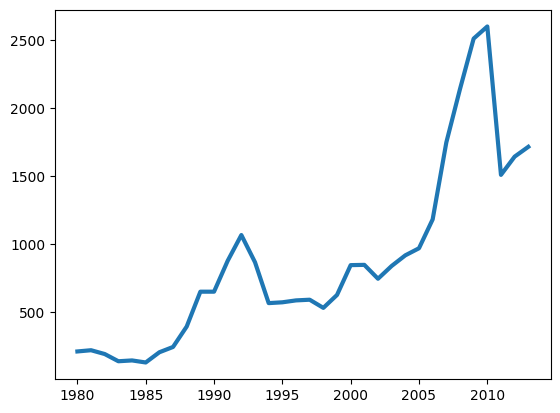
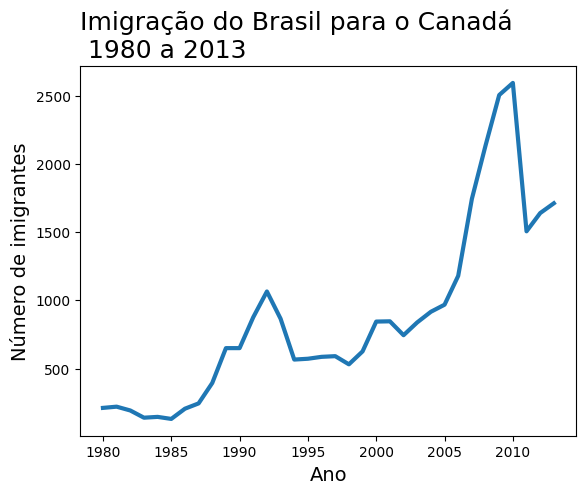
Unified diff of the notebook cell whose output changed from the first chart to the second:
--- before
+++ after
@@ -2,4 +2,7 @@
 ax.plot(dados_brasil['ano'], dados_brasil['imigrantes'], lw=3)
 ax.xaxis.set_major_locator(plt.MultipleLocator(5))
+ax.set_title('Imigração do Brasil para o Canadá\n 1980 a 2013',fontsize=18,loc='left')
+ax.set_xlabel('Ano',fontsize=14)
+ax.set_ylabel('Número de imigrantes',fontsize=14)
 
 plt.show()

Commit: Adiciona o título do gráfico de imigrantes do brasil para o canadá